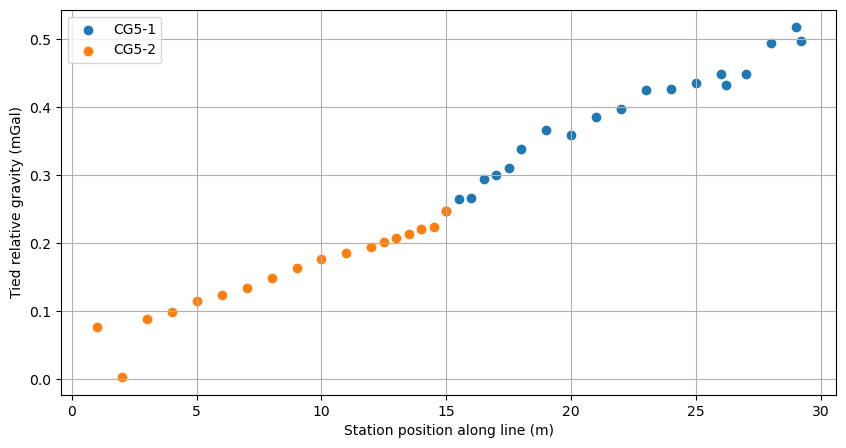
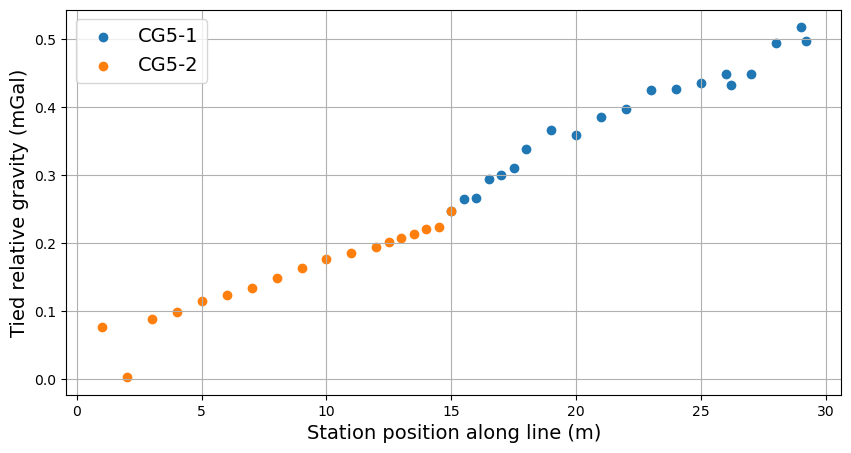
The notebook cell's code change between the first figure and the second:
--- before
+++ after
@@ -6,9 +6,9 @@
     plt.scatter(group["station"], group["gravity_tied_mgal"], label=inst)
 
-plt.xlabel("Station position along line (m)")
-plt.ylabel("Tied relative gravity (mGal)")
+plt.xlabel("Station position along line (m)", fontsize=14)
+plt.ylabel("Tied relative gravity (mGal)", fontsize=14)
 #plt.title("Instrument-Tied Gravity Profile")
 plt.grid(True)
-plt.legend()
+plt.legend(fontsize=14)
 
 plt.savefig(

Commit: updating figure fontsize